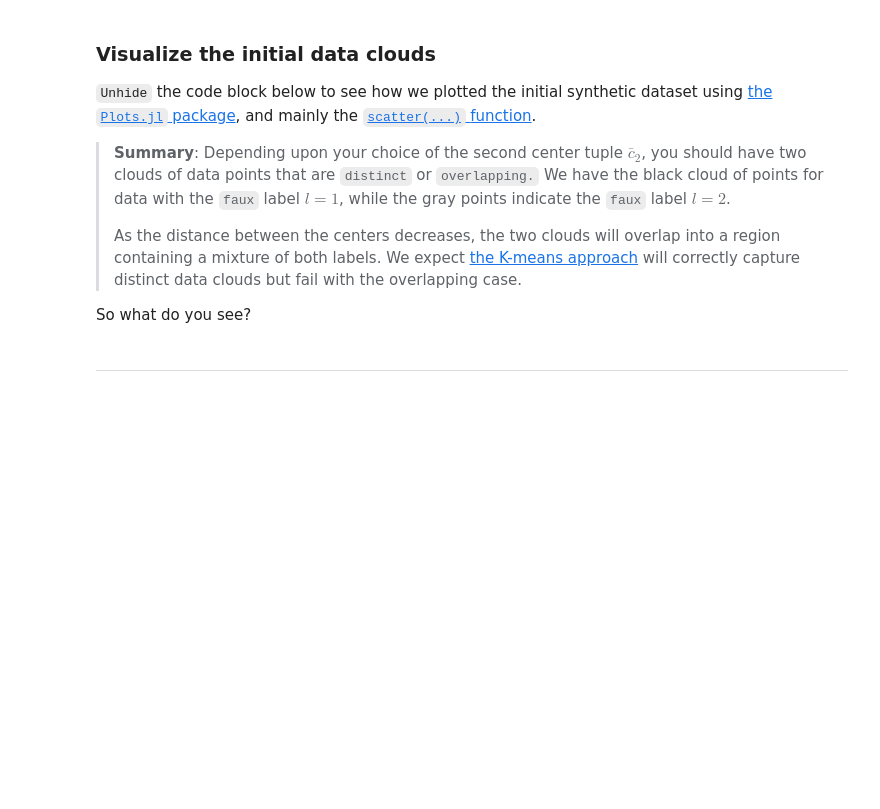
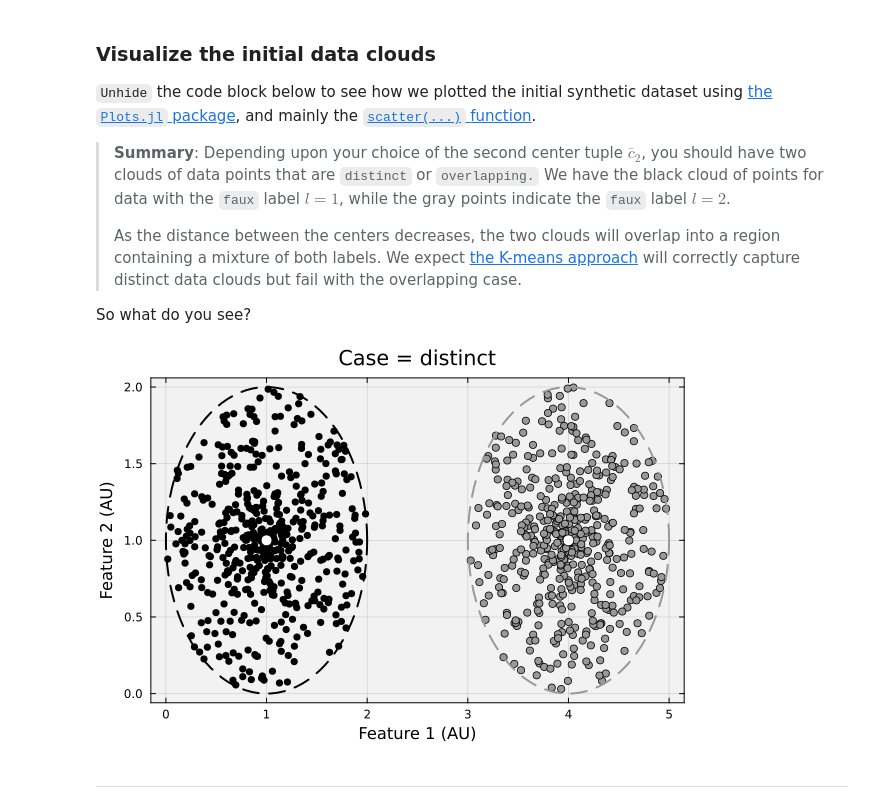
Before and after one commit to CHEME-5820-Spring-2026/ps1-5820-s26-ElizabethSharon, a Jupyter notebook: PS1-CHEME-5820-Student-S26.ipynb, the cells around one changed output. Cells and saved outputs as stored; diff of their text form; code cells hidden in the pictures; blank space fills up the shorter version.

```diff
--- a/PS1-CHEME-5820-Student-S26.ipynb
+++ b/PS1-CHEME-5820-Student-S26.ipynb
@@ -275,35 +291,36 @@ So what do you see?
 # %%
 # STUDENT TASK: After you build D̂, uncomment the entire block below to visualize.
 # (Visualization code is provided - just remove the #= and =# markers)
-#=
+
 let
 
     dataset = D̂; # what dataset am I looking at?
     horizontal_index = 1;
     vertical_index = 2;
     p = plot(bg="gray95", background_color_outside="white", framestyle = :box, fg_legend = :transparent); # make an empty plot
 
     circle_one = fixedcircle(c̄₁);
     circle_two = fixedcircle(c̄₂);
 
     for i ∈ 1:total_number_of_points
         label = dataset[i,3]; # label
         c = :black;
         if label == 2
             c = :gray60
         end
         scatter!([dataset[i, horizontal_index]], [dataset[i, vertical_index]], label="", mec=:navy, c=c)
     end
 
     scatter!([c̄₁[1]], [c̄₁[2]], ms=6, mec=:black, c=:white, label="")
     scatter!([c̄₂[1]], [c̄₂[2]], ms=6, mec=:gray60, c=:white, label="")
     plot!(circle_one[:,1], circle_one[:,2], lw=2, c=:black, ls=:dash, label="")
     plot!(circle_two[:,1], circle_two[:,2], lw=2, c=:gray60, ls=:dash, label="")
     xlabel!("Feature 1 (AU)", fontsize=18);
     ylabel!("Feature 2 (AU)", fontsize=18);
     title!("Case = $(case_label)", fontsize=18)
 end
-=#
+# %% [output]
+[figure, added]
 # %% [markdown]
 ___
 # %% [markdown]
```
Also changed, not shown: parts of 2 cells of this notebook.
